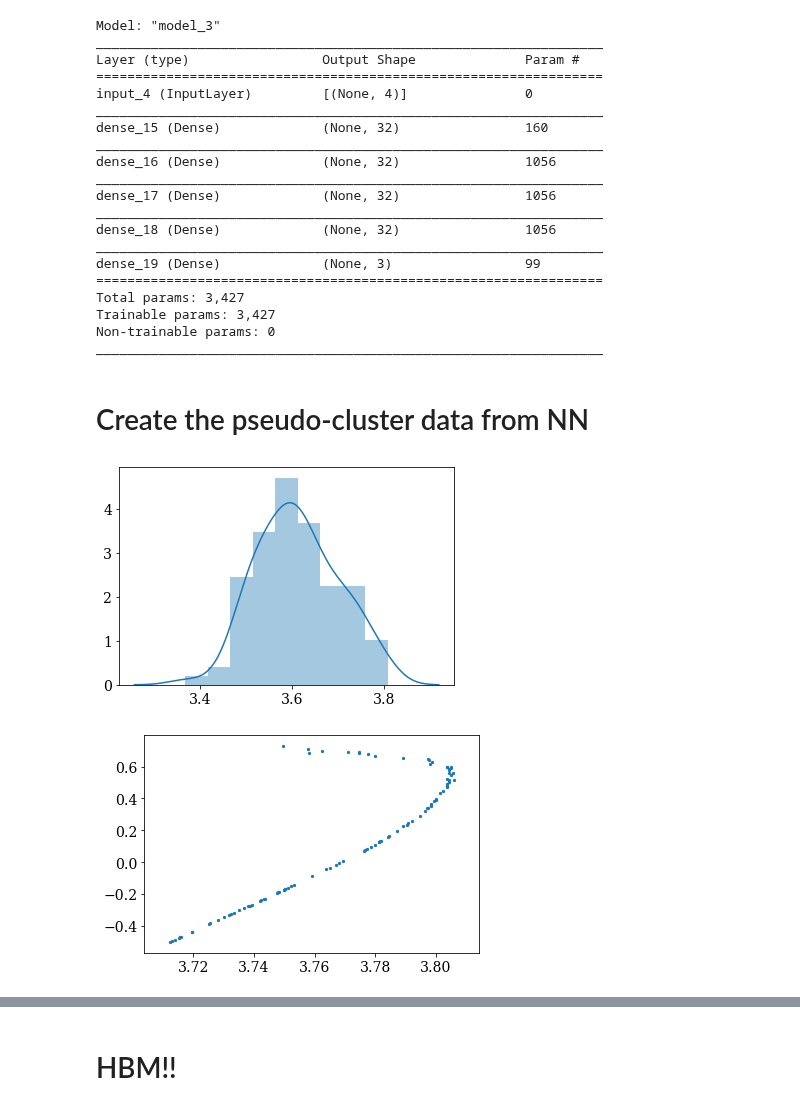
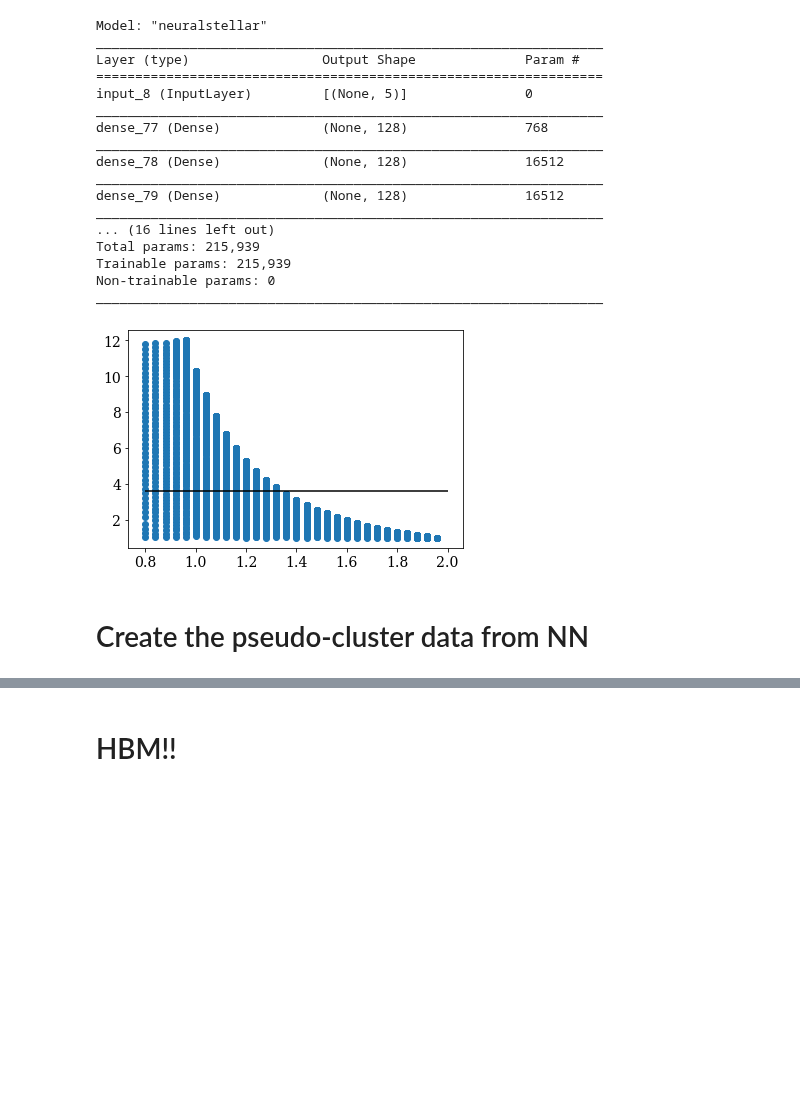
Before and after one commit to Harry-Westwood/Y4-Project-InterNeuralStellar, a Jupyter notebook: Hin's_files/NNpseudo_cluster.ipynb, the cells around one changed output, grey strips where cells are left out. Saved outputs shown, nothing was run; the diff lists cells and outputs as text; code cells hidden in the pictures; blank space fills up the shorter version.

```diff
--- a/Hin's_files/NNpseudo_cluster.ipynb
+++ b/Hin's_files/NNpseudo_cluster.ipynb
@@ -9,46 +14,35 @@ import os
 # %%
-m1=NNmodel('evo',['mass','age','feh','MLT'],['L','Teff','delnu'])
-m1.loadModel('Ran_files/small_grid_30/small_grid_model.h5')
-m1.getWeights()
+m1=NNmodel('evo',['mass','age','feh','MLT'],['radius','Teff','delnu'], Teff_scaling=5000)
+m1.loadModel('Ran_files/big_grid_77/000_best_model.h5')
 # %% [output]
-Model: "model_3"
+Model: "neuralstellar"
 _________________________________________________________________
 Layer (type)                 Output Shape              Param #
 =================================================================
-input_4 (InputLayer)         [(None, 4)]               0
+input_8 (InputLayer)         [(None, 5)]               0
 _________________________________________________________________
-dense_15 (Dense)             (None, 32)                160
+dense_77 (Dense)             (None, 128)               768
 _________________________________________________________________
-dense_16 (Dense)             (None, 32)                1056
+dense_78 (Dense)             (None, 128)               16512
 _________________________________________________________________
-dense_17 (Dense)             (None, 32)                1056
+dense_79 (Dense)             (None, 128)               16512
 _________________________________________________________________
-dense_18 (Dense)             (None, 32)                1056
-_________________________________________________________________
-dense_19 (Dense)             (None, 3)                 99
-=================================================================
-Total params: 3,427
-Trainable params: 3,427
+... (16 lines left out)
+Total params: 215,939
+Trainable params: 215,939
 Non-trainable params: 0
 _________________________________________________________________
+# %%
+df = pd.read_csv('grid2_trun.csv')
+# %%
+solar_df = df[df['initial_feh']==0.0]
+solar_df = solar_df[solar_df['initial_Yinit']==0.28]
+solar_df = solar_df[solar_df['initial_MLT']==1.9]
+# %%
+plt.scatter(solar_df['initial_mass'],solar_df['star_age'])
+plt.hlines(3.6,0.8,2.0)
+plt.show()
+# %% [output]
+[figure, added]
 # %% [markdown]
 # Create the pseudo-cluster data from NN
-# %%
-iso_age = 3.6
-spread = 0.1
-N = 100
-Tage = np.random.randn(N)*spread+iso_age
-sns.distplot(Tage)
-plt.show()
-Tmass = np.random.rand(N)*(1.35-0.8)+0.8
-Tfeh = np.zeros(N)
-TMLT = np.ones(N)*1.9
-
-Tinputs = np.log10(np.vstack((Tmass, Tage, 10**Tfeh, 10**TMLT)))
-Toutputs = m1.model.predict(Tinputs.T).T
-[TL, TTeff, Tdelnu] = 10**Toutputs
-plt.scatter(np.log10(TTeff), np.log10(TL), s=5)
-plt.show()
-# %% [output]
-[figure, removed]
-[figure, removed]
```
Also changed, not shown: parts of 14 cells of this notebook.
